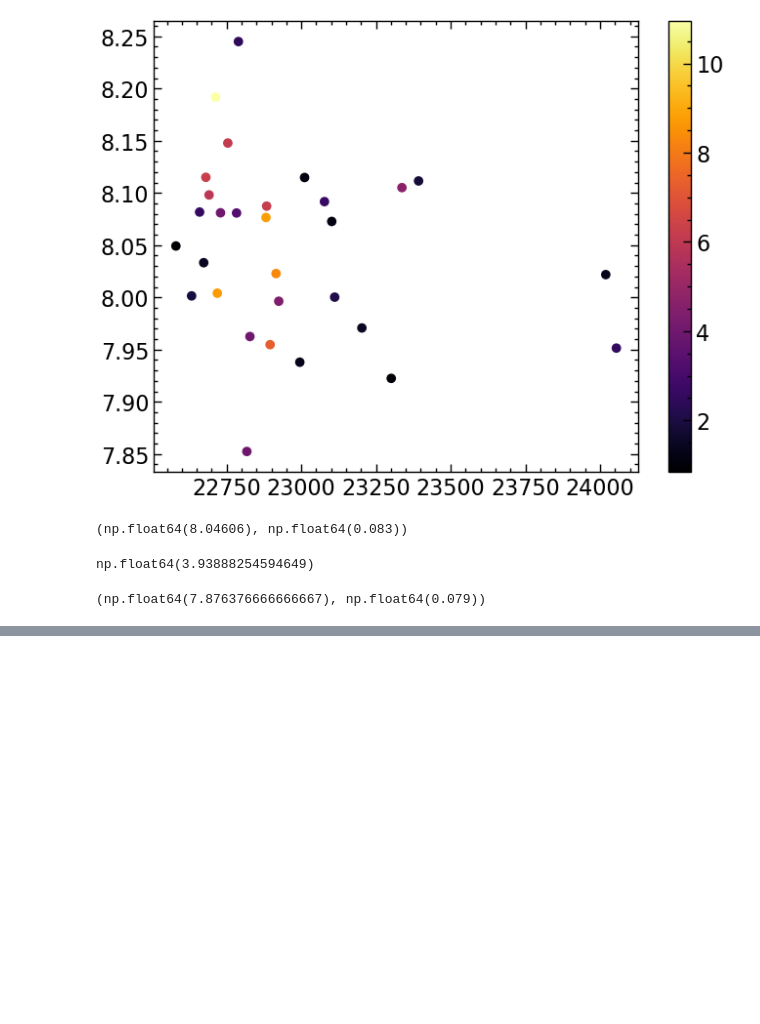
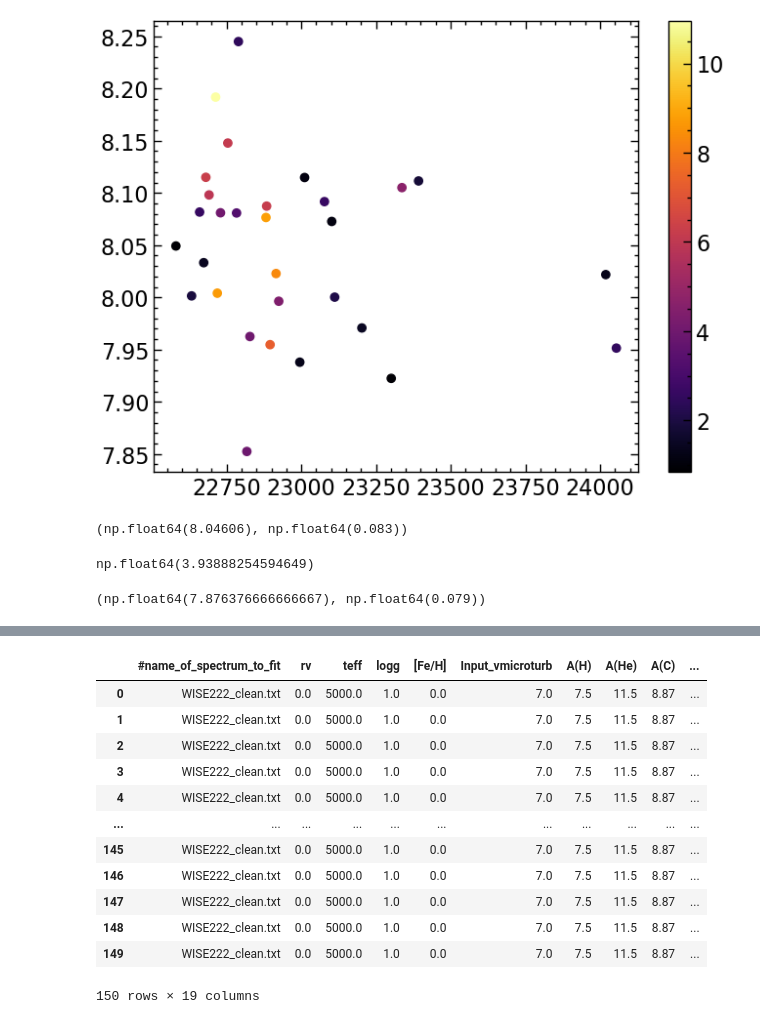
Before and after one commit to advaitmehla/TSFitPy, a Jupyter notebook: plotting_tools/wise222-CN.ipynb, the cells around one changed output, grey strips where cells are left out. Drawn from its saved outputs; the diff is of its cells as text; code cells hidden in the pictures; blank space fills up the shorter version.

```diff
--- a/plotting_tools/wise222-CN.ipynb
+++ b/plotting_tools/wise222-CN.ipynb
@@ -124,0 +125,6 @@ plt.colorbar()
+# %%
+fitlist = pd.read_csv('/media/advait/DATA/research/rcb-project/TSFitPy/input_files/wise222/comb', sep='  ')
+# %%
+rats = np.arange(5,11,0.2)
+rats = np.repeat(rats, 5)
+rats
@@ -124,0 +146,26 @@ plt.colorbar()
+# %%
+# Extract the last row
+last_row = fitlist.iloc[-1]
+
+# Create a new DataFrame by repeating the last row n times
+new_rows = pd.DataFrame([last_row] * (len(rats) - len(fitlist)), columns=fitlist.columns)
+
+# Append the new rows to the original DataFrame
+fitlist2 = pd.concat([fitlist, new_rows], ignore_index=True)
+
+fitlist2['oisorat'] = rats
+fitlist2
+# %% [output]
+|  | #name_of_spectrum_to_fit | rv | teff | logg | [Fe/H] | Input_vmicroturb | A(H) | A(He) | A(C) | ... |
+| 0 | WISE222_clean.txt | 0.0 | 5000.0 | 1.0 | 0.0 | 7.0 | 7.5 | 11.5 | 8.87 | ... |
+| 1 | WISE222_clean.txt | 0.0 | 5000.0 | 1.0 | 0.0 | 7.0 | 7.5 | 11.5 | 8.87 | ... |
+| 2 | WISE222_clean.txt | 0.0 | 5000.0 | 1.0 | 0.0 | 7.0 | 7.5 | 11.5 | 8.87 | ... |
+| 3 | WISE222_clean.txt | 0.0 | 5000.0 | 1.0 | 0.0 | 7.0 | 7.5 | 11.5 | 8.87 | ... |
+| 4 | WISE222_clean.txt | 0.0 | 5000.0 | 1.0 | 0.0 | 7.0 | 7.5 | 11.5 | 8.87 | ... |
+| ... | ... | ... | ... | ... | ... | ... | ... | ... | ... | ... |
+| 145 | WISE222_clean.txt | 0.0 | 5000.0 | 1.0 | 0.0 | 7.0 | 7.5 | 11.5 | 8.87 | ... |
+| 146 | WISE222_clean.txt | 0.0 | 5000.0 | 1.0 | 0.0 | 7.0 | 7.5 | 11.5 | 8.87 | ... |
+| 147 | WISE222_clean.txt | 0.0 | 5000.0 | 1.0 | 0.0 | 7.0 | 7.5 | 11.5 | 8.87 | ... |
+| 148 | WISE222_clean.txt | 0.0 | 5000.0 | 1.0 | 0.0 | 7.0 | 7.5 | 11.5 | 8.87 | ... |
+| 149 | WISE222_clean.txt | 0.0 | 5000.0 | 1.0 | 0.0 | 7.0 | 7.5 | 11.5 | 8.87 | ... |
+150 rows × 19 columns
```
Also changed, not shown: parts of 6 cells of this notebook, 2 other files.
